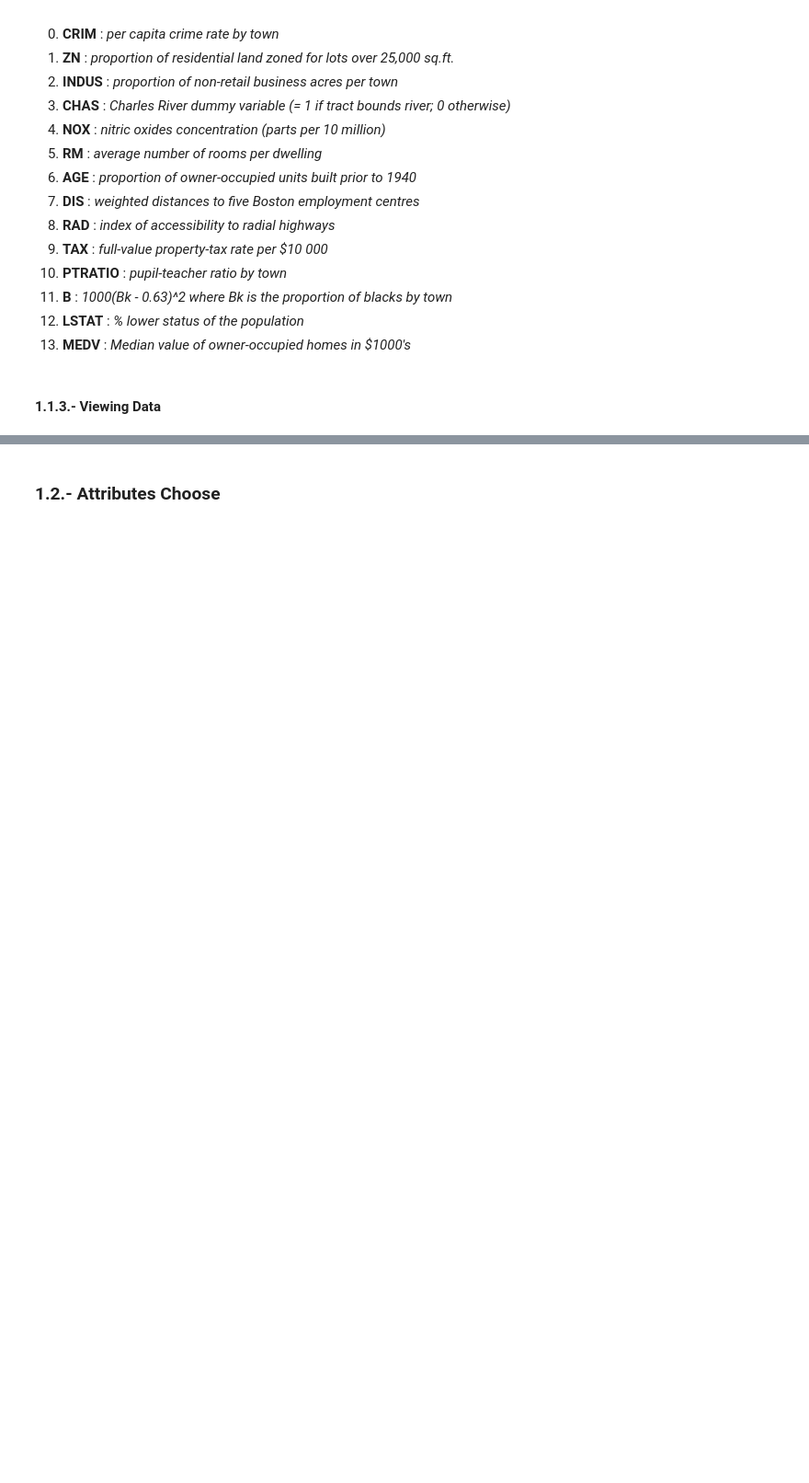
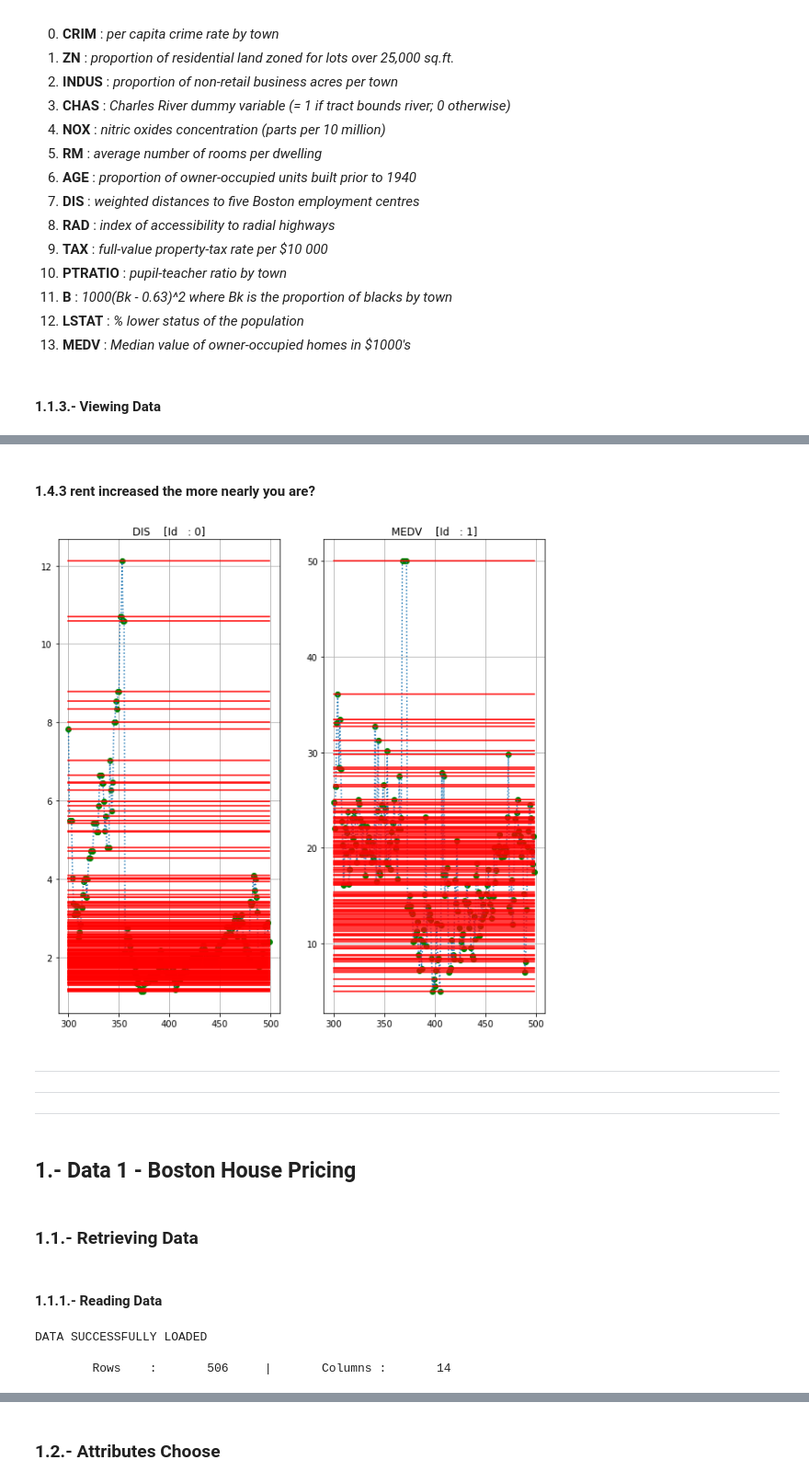
Before and after one commit to jahirmedinacs/datamining-p1, a Jupyter notebook: Practica1.ipynb, the cells around one changed output, grey strips where cells are left out. Shown at 92% size. Cells and saved outputs as stored; diff of their text form; code cells hidden in the pictures; blank space fills up the shorter version.

```diff
--- a/Practica1.ipynb
+++ b/Practica1.ipynb
@@ -73,0 +337,45 @@ boston_dataset
+# %% [markdown]
+#### 1.4.3 rent increased the more nearly you are?
+# %%
+c_hypotesis_df = case_data_Boston.iloc[300:500, [2, 4]].copy()
+
+c_hypotesis_container = []
+for id_columns in range(c_hypotesis_df.shape[1]):
+    c_hypotesis_temp = np.unique(c_hypotesis_df.dropna().iloc[:, id_columns])
+    c_hypotesis_container.append(c_hypotesis_temp)
+
+dummy_DataFrame_plotter(c_hypotesis_df,
+                        grid_subplot=[1,2],
+                        grid=True,
+                        mixed_style=True,
+                        plot_style=['go', ':'],
+                        have_lines=True,
+                        constant_values=c_hypotesis_container
+                       ).show()
+# %% [output]
+[figure, added]
+# %% [markdown]
+_ _ _
+
+___
+
+
+_ _ _
+# %% [markdown]
+## 1.- Data 1 - Boston House Pricing
+# %% [markdown]
+### 1.1.- Retrieving Data
+# %% [markdown]
+#### 1.1.1.- Reading Data
+# %%
+try :
+    ieducations_dataset = pd.read_csv("./microdados_censo_superior_2014/2014/DADOS/DM_IES.CSV", sep='|', encoding='latin1')
+except:
+    print("ERROR, DATA NOT LOADED")
+else:
+    print("""DATA SUCCESSFULLY LOADED\n
+    \tRows\t:\t{:d}\t|\tColumns\t:\t{:d}""".format(boston_dataset.shape[0], boston_dataset.shape[1]))
+# %% [output]
+DATA SUCCESSFULLY LOADED
+
+        Rows    :       506     |       Columns :       14
```
Also changed, not shown: parts of 83 cells of this notebook, 17 other files.
